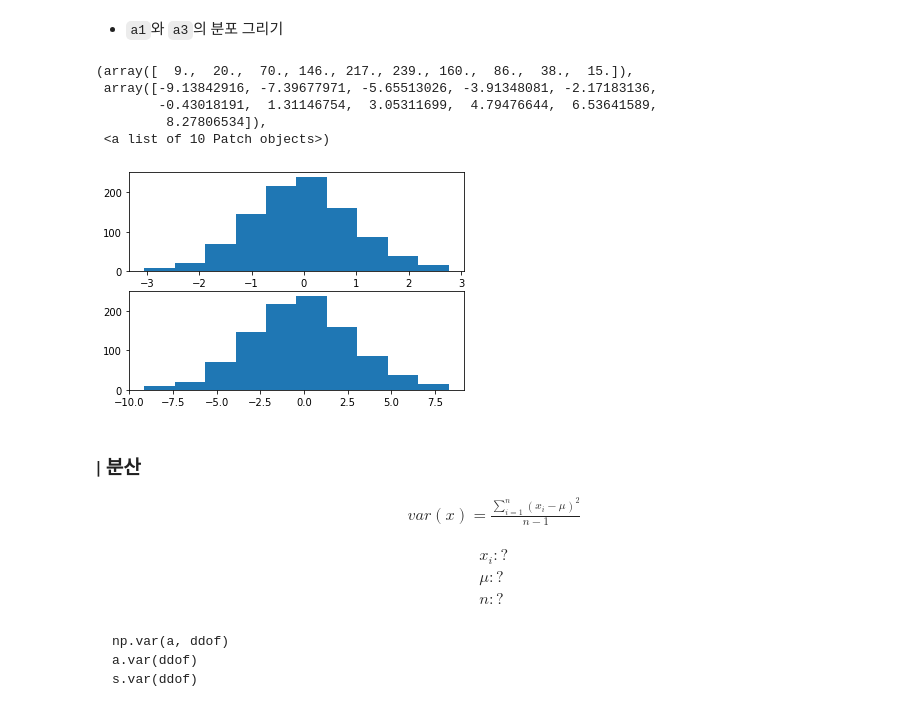
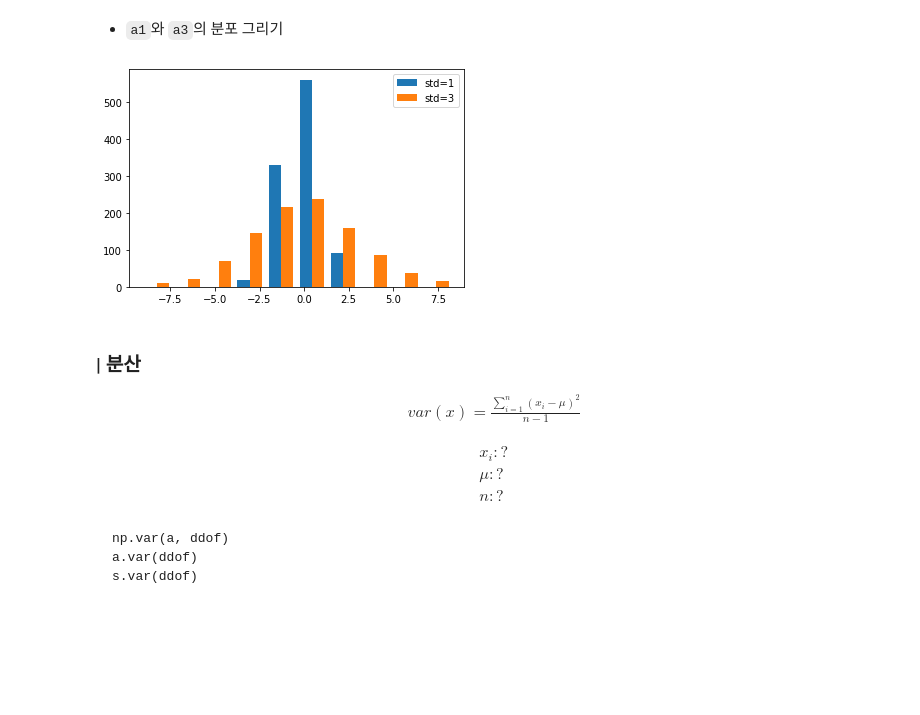
Before and after one commit to pthkbs123/SkillTreePython-DataAnalysis, a Jupyter notebook: 03.통계기반데이터분석/ch03_05_기초통계_산포통계량.ipynb, the cells around one changed output. Drawn from its saved outputs; the diff is of its cells as text; code cells hidden in the pictures; blank space fills up the shorter version.

```diff
--- a/03.통계기반데이터분석/ch03_05_기초통계_산포통계량.ipynb
+++ b/03.통계기반데이터분석/ch03_05_기초통계_산포통계량.ipynb
@@ -55,18 +55,13 @@ a3 = np.random.normal(0, 3, 1000)
 s3 = pd.Series(np.random.normal(0, 3, 1000))
 # %% [markdown]
 * `a1`와 `a3`의 분포 그리기
-# %%
-plt.subplot(2,1,1)
-plt.hist(a1)
-plt.subplot(2,1,2)
-plt.hist(a3)
-# %% [output]
-(array([  9.,  20.,  70., 146., 217., 239., 160.,  86.,  38.,  15.]),
- array([-9.13842916, -7.39677971, -5.65513026, -3.91348081, -2.17183136,
-        -0.43018191,  1.31146754,  3.05311699,  4.79476644,  6.53641589,
-         8.27806534]),
- <a list of 10 Patch objects>)
-[figure, removed]
+# %%
+plt.hist([a1,a3])
+
+plt.legend(['std=1','std=3'])
+plt.show()
+# %% [output]
+[figure, added]
 # %% [markdown]
 ### **| 분산**
 
```
Also changed, not shown: parts of 4 cells of this notebook.
